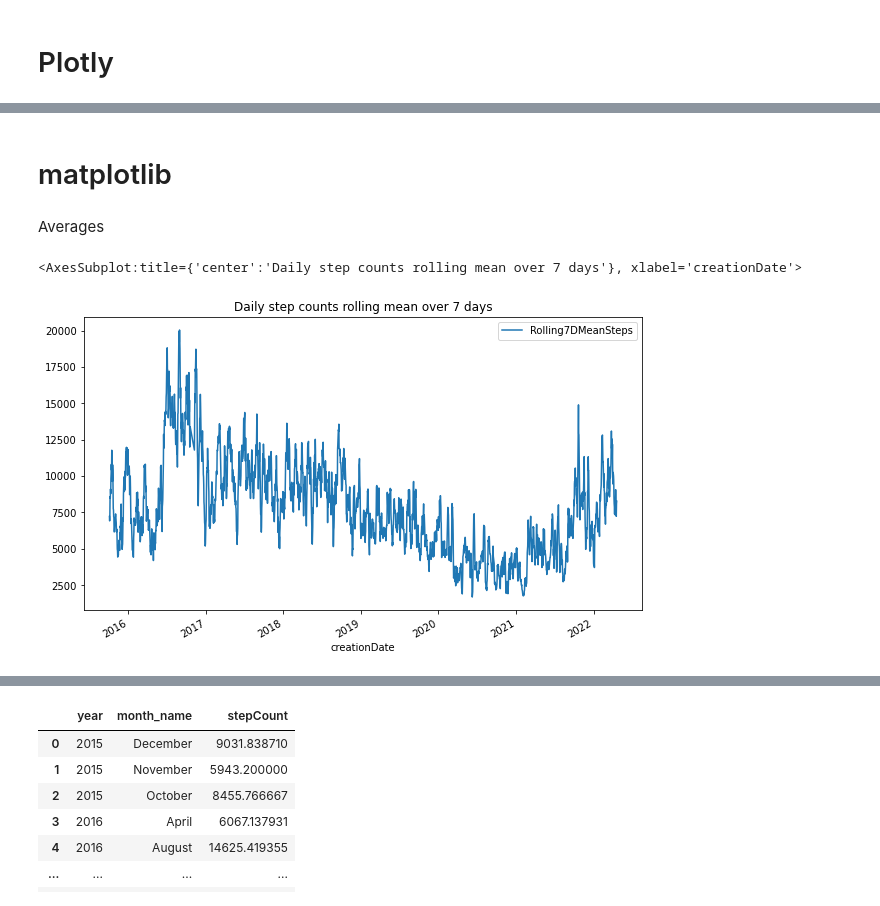
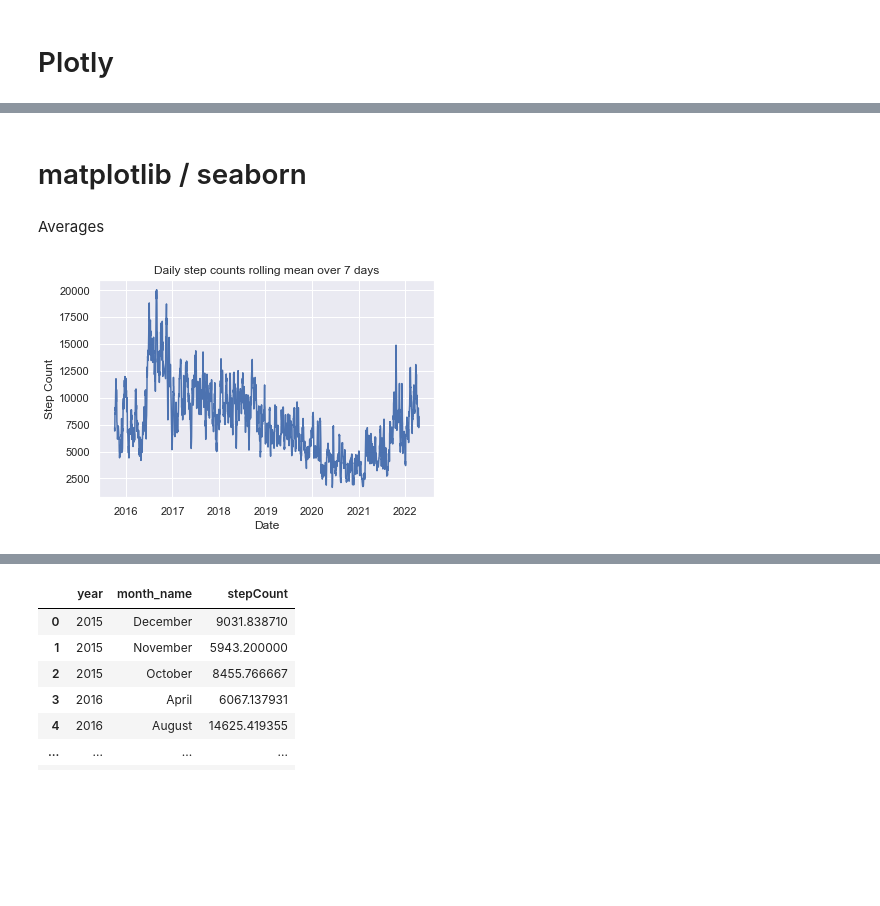
Before and after one commit to rebecca-weiss/HealthApp, a Jupyter notebook: steps_viz.ipynb, the cells around one changed output, grey strips where cells are left out. Drawn from its saved outputs; the diff is of its cells as text; code cells hidden in the pictures; blank space fills up the shorter version.

Commit message:
added sample output from matplotlib steps viz

```diff
--- a/steps_viz.ipynb
+++ b/steps_viz.ipynb
@@ -119,16 +119,22 @@ fig.show()
 # %% [output]
 [interactive output not drawn]
 # %% [markdown]
-# matplotlib
+# matplotlib / seaborn
 # %% [markdown]
 Averages
 # %%
 # 7 day rolling average of steps
 df['Rolling7DMeanSteps'] = df.stepCount.rolling(window=7, center=True).mean()
-df.plot(x='creationDate', y='Rolling7DMeanSteps', title= 'Daily step counts rolling mean over 7 days', figsize=[10, 6])
+fig, ax = plt.subplots()
+ax.plot(df['creationDate'], df['Rolling7DMeanSteps'])
+ax.set(title = 'Daily step counts rolling mean over 7 days',
+       xlabel='Date',
+       ylabel='Step Count')
+# plt.figsize=(10, 8)
+
+plt.savefig('output/7day_steps.png')
 # %% [output]
-<AxesSubplot:title={'center':'Daily step counts rolling mean over 7 days'}, xlabel='creationDate'>
-[figure, old version]
+[figure, new version]
 # %%
 # Average steps per weekday
 df.groupby("day_name")['stepCount'].agg('mean').plot.bar(color='purple',title='Average Steps per Day of Week', figsize=(10,6))
```
Also changed, not shown: parts of 3 cells of this notebook, 3 other files.
